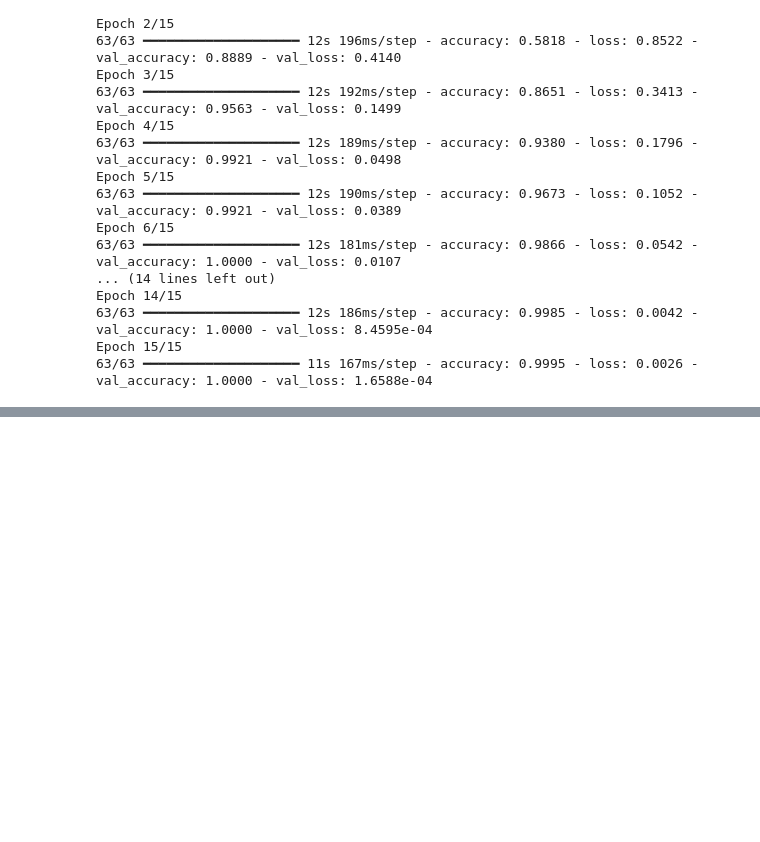
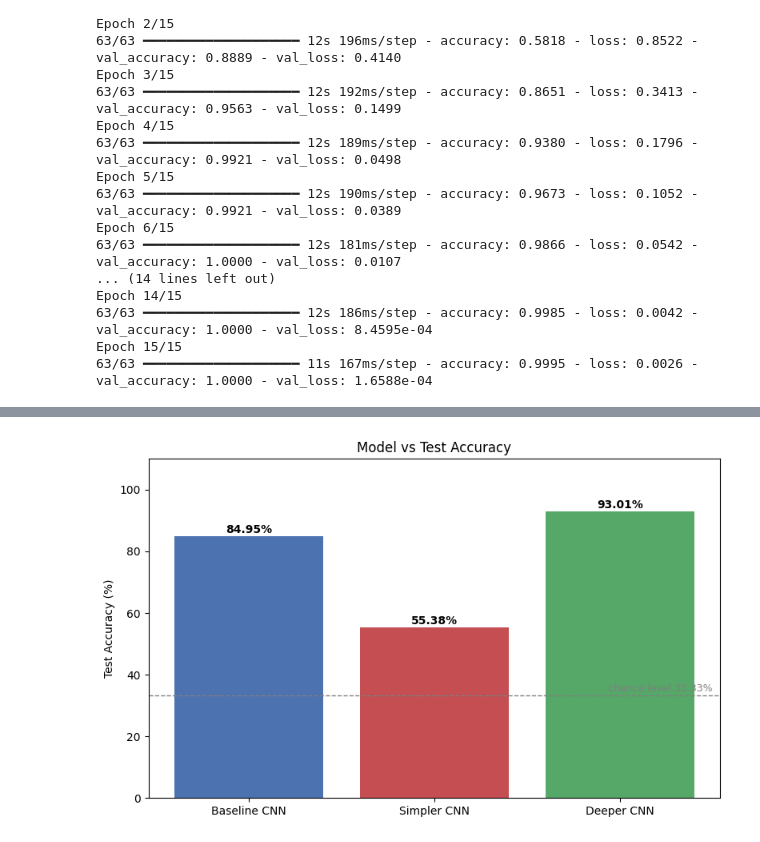
Before and after one commit to NSharp-mahajan/RPS---Deep-learning, a Jupyter notebook: notebooks/rps_cnn_battle.ipynb, the cells around one changed output, grey strips where cells are left out. Drawn from its saved outputs; the diff is of its cells as text; code cells hidden in the pictures; blank space fills up the shorter version.

```diff
--- a/notebooks/rps_cnn_battle.ipynb
+++ b/notebooks/rps_cnn_battle.ipynb
@@ -1158,0 +1333,28 @@ Regularized Model Test Loss: 0.10330658406019211
+# %%
+# ============================================================
+# GRAPH 1 - MODEL vs TEST ACCURACY
+# ============================================================
+
+names = master_table["Experiment"].tolist()
+test_scores = master_table["Test Acc"].tolist()
+
+plt.figure(figsize=(8, 5))
+bars = plt.bar(names, test_scores,
+               color=["#4C72B0", "#C44E52", "#55A868", "#8172B2"][:len(names)])
+
+for bar, score in zip(bars, test_scores):
+    plt.text(bar.get_x() + bar.get_width() / 2, score + 1,
+             f"{score:.2f}%", ha="center", fontweight="bold")
+
+plt.axhline(33.33, linestyle="--", color="gray", linewidth=1)
+plt.text(len(names) - 0.5, 34.5, "chance level 33.33%",
+         ha="right", color="gray", fontsize=9)
+
+plt.ylim(0, 110)
+plt.ylabel("Test Accuracy (%)")
+plt.title("Model vs Test Accuracy")
+plt.tight_layout()
+plt.savefig("model_vs_test_accuracy.png", dpi=150)
+plt.show()
+# %% [output]
+[figure, added]
```
Also changed, not shown: parts of 9 cells of this notebook, 4 other files.
